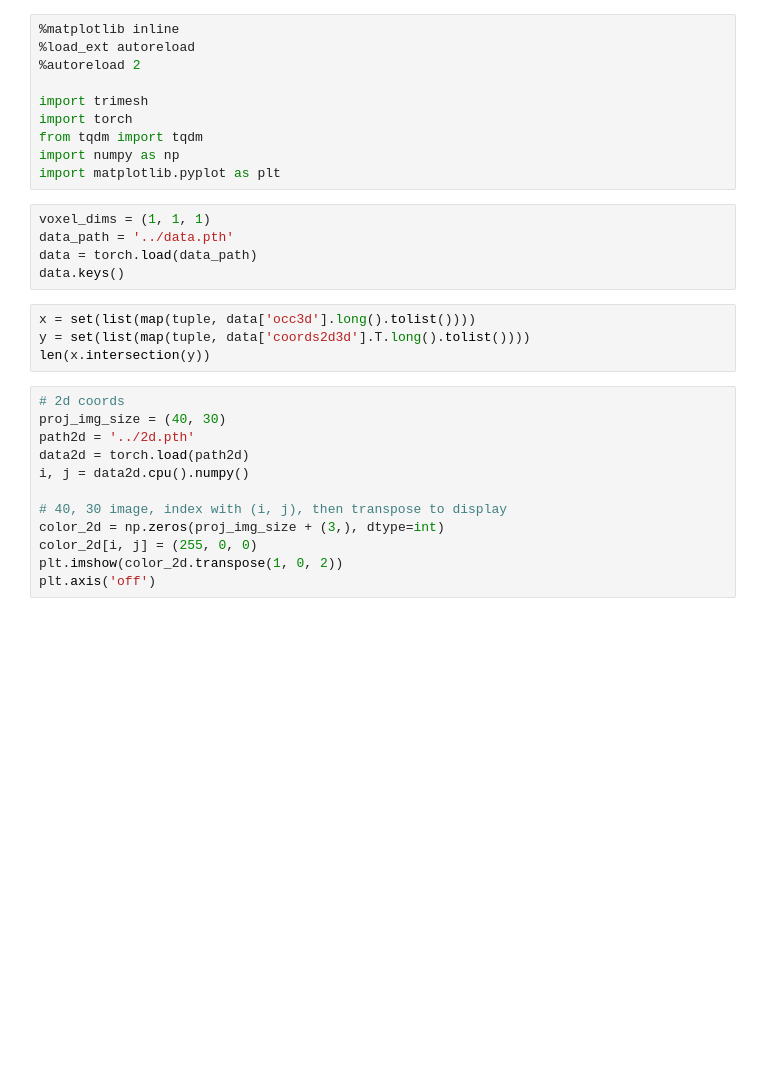
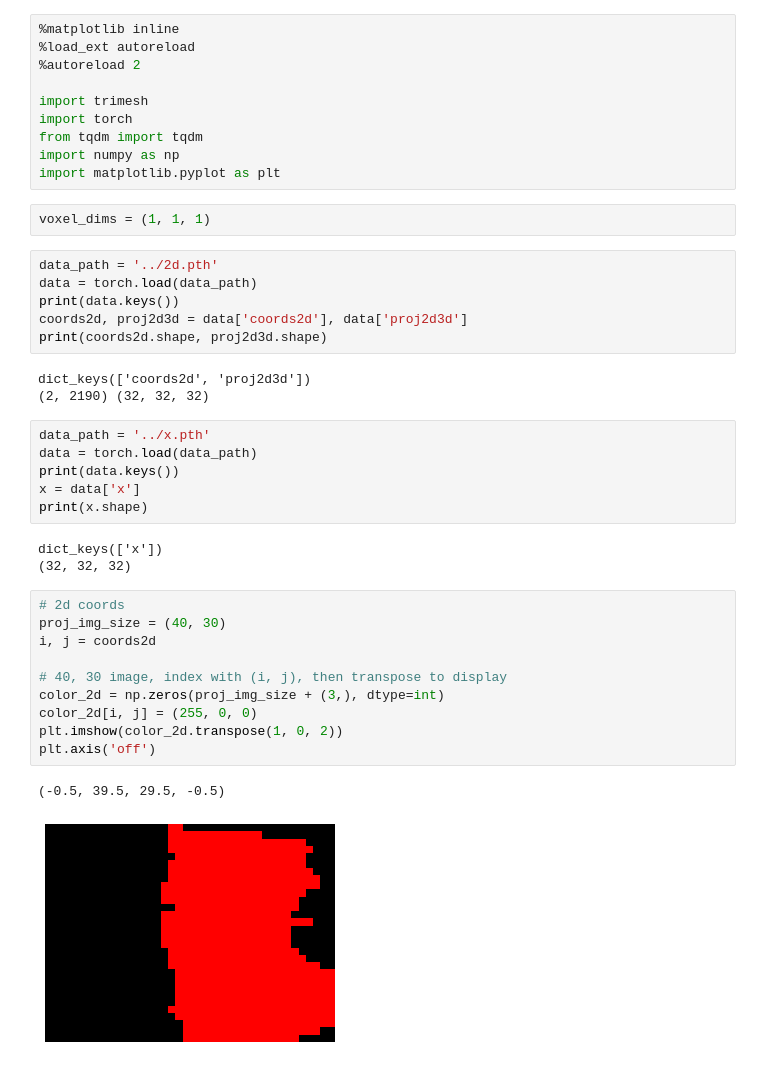
Before and after one commit to cy94/3d-2d-contrast, a Jupyter notebook: notebooks/viz_train_data.ipynb, the cells around one changed output. Drawn from its saved outputs; the diff is of its cells as text; blank space fills up the shorter version.

```diff
--- a/notebooks/viz_train_data.ipynb
+++ b/notebooks/viz_train_data.ipynb
@@ -12,27 +12,39 @@ import torch
 from tqdm import tqdm
 import numpy as np
 import matplotlib.pyplot as plt
+# %%
+voxel_dims = (1, 1, 1)
 # %%
-voxel_dims = (1, 1, 1)
-data_path = '../data.pth'
+data_path = '../2d.pth'
 data = torch.load(data_path)
-data.keys()
+print(data.keys())
+coords2d, proj2d3d = data['coords2d'], data['proj2d3d']
+print(coords2d.shape, proj2d3d.shape)
+# %% [output]
+dict_keys(['coords2d', 'proj2d3d'])
+(2, 2190) (32, 32, 32)
 # %%
-x = set(list(map(tuple, data['occ3d'].long().tolist())))
-y = set(list(map(tuple, data['coords2d3d'].T.long().tolist())))
-len(x.intersection(y))
+data_path = '../x.pth'
+data = torch.load(data_path)
+print(data.keys())
+x = data['x']
+print(x.shape)
+# %% [output]
+dict_keys(['x'])
+(32, 32, 32)
 # %%
 # 2d coords
 proj_img_size = (40, 30)
-path2d = '../2d.pth'
-data2d = torch.load(path2d)
-i, j = data2d.cpu().numpy()
+i, j = coords2d
 
 # 40, 30 image, index with (i, j), then transpose to display
 color_2d = np.zeros(proj_img_size + (3,), dtype=int)
 color_2d[i, j] = (255, 0, 0)
 plt.imshow(color_2d.transpose(1, 0, 2))
 plt.axis('off')
+# %% [output]
+(-0.5, 39.5, 29.5, -0.5)
+[figure, added]
 # %%
 scene = trimesh.scene.scene.Scene()
 
```
Also changed, not shown: parts of 1 cell of this notebook, 3 other files.
